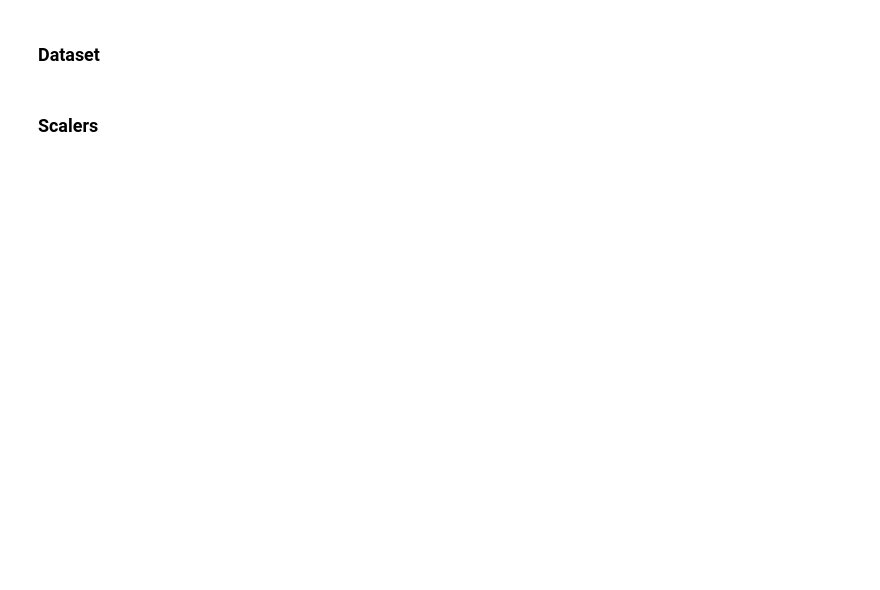
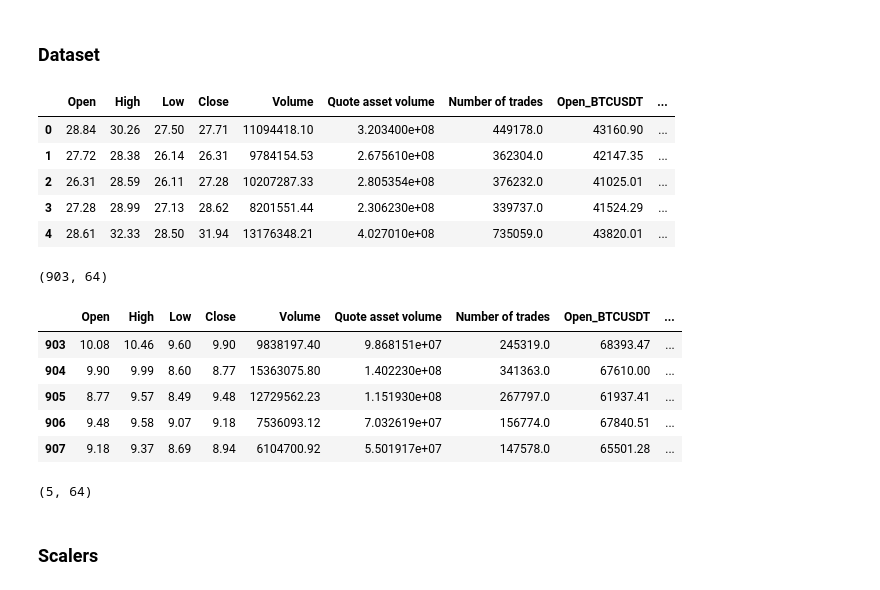
Before and after one commit to marianoMarchetta1/Tesis-2024, a Jupyter notebook: models/final_model.ipynb, the cells around one changed output. Saved outputs shown, nothing was run; the diff lists cells and outputs as text; code cells hidden in the pictures; blank space fills up the shorter version.

```diff
--- a/models/final_model.ipynb
+++ b/models/final_model.ipynb
@@ -61,3 +68,24 @@ feature_dataset = feature_dataset[:-5]
+# %%
+display(feature_dataset.head())
+print(feature_dataset.shape)
+
+display(validation.head())
+display(validation.shape)
+# %% [output]
+|  | Open | High | Low | Close | Volume | Quote asset volume | Number of trades | Open_BTCUSDT | ... |
+| 0 | 28.84 | 30.26 | 27.50 | 27.71 | 11094418.10 | 3.203400e+08 | 449178.0 | 43160.90 | ... |
+| 1 | 27.72 | 28.38 | 26.14 | 26.31 | 9784154.53 | 2.675610e+08 | 362304.0 | 42147.35 | ... |
+| 2 | 26.31 | 28.59 | 26.11 | 27.28 | 10207287.33 | 2.805354e+08 | 376232.0 | 41025.01 | ... |
+| 3 | 27.28 | 28.99 | 27.13 | 28.62 | 8201551.44 | 2.306230e+08 | 339737.0 | 41524.29 | ... |
+| 4 | 28.61 | 32.33 | 28.50 | 31.94 | 13176348.21 | 4.027010e+08 | 735059.0 | 43820.01 | ... |
+(903, 64)
+|  | Open | High | Low | Close | Volume | Quote asset volume | Number of trades | Open_BTCUSDT | ... |
+| 903 | 10.08 | 10.46 | 9.60 | 9.90 | 9838197.40 | 9.868151e+07 | 245319.0 | 68393.47 | ... |
+| 904 | 9.90 | 9.99 | 8.60 | 8.77 | 15363075.80 | 1.402230e+08 | 341363.0 | 67610.00 | ... |
+| 905 | 8.77 | 9.57 | 8.49 | 9.48 | 12729562.23 | 1.151930e+08 | 267797.0 | 61937.41 | ... |
+| 906 | 9.48 | 9.58 | 9.07 | 9.18 | 7536093.12 | 7.032619e+07 | 156774.0 | 67840.51 | ... |
+| 907 | 9.18 | 9.37 | 8.69 | 8.94 | 6104700.92 | 5.501917e+07 | 147578.0 | 65501.28 | ... |
+(5, 64)
 # %% [markdown]
 ### Scalers
 # %%
```
Also changed, not shown: parts of 15 cells of this notebook, 14 other files.
